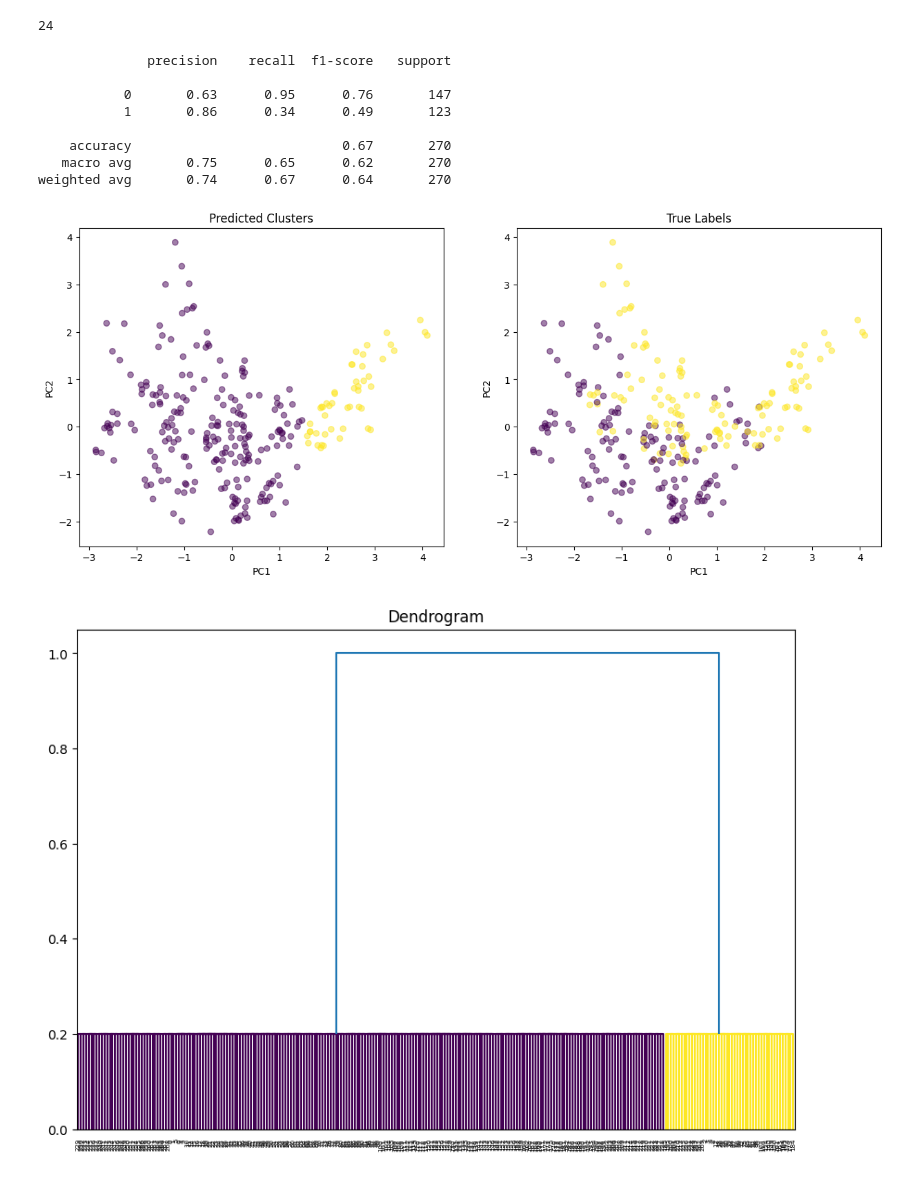
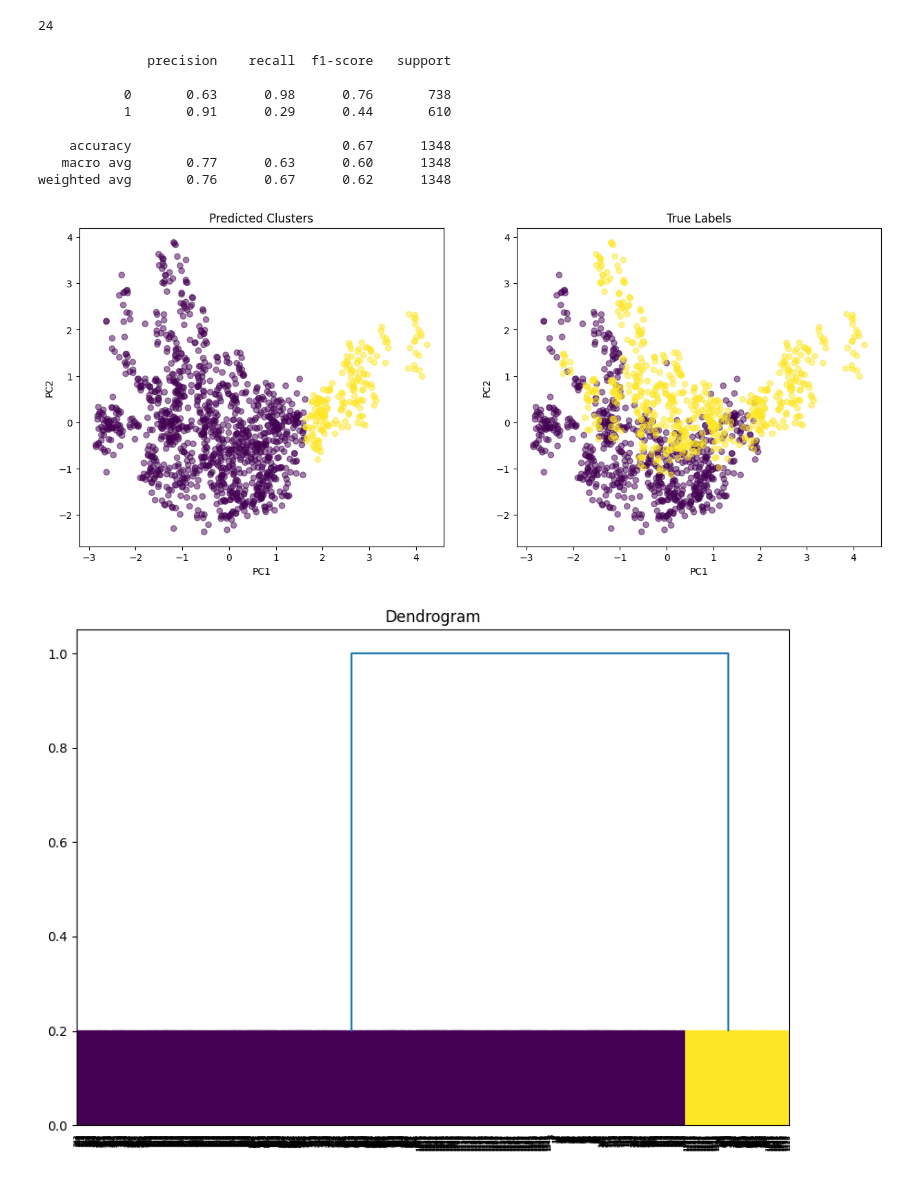
Before and after one commit to jassuwu/college8, a Jupyter notebook: 20XW87 - DATA MINING LAB/ClusteringAlgorithms/Divisive.ipynb, the cells around one changed output. Drawn from its saved outputs; the diff is of its cells as text; code cells hidden in the pictures.

```diff
--- a/20XW87 - DATA MINING LAB/ClusteringAlgorithms/Divisive.ipynb
+++ b/20XW87 - DATA MINING LAB/ClusteringAlgorithms/Divisive.ipynb
@@ -72,43 +69,45 @@ X_train, X_test, y_train, y_test = train_test_split(X, y, test_size=0.2, random_
+# %%
+X, y = get_X_y(df)
+NO_OF_CLUSTERS = len(y.unique())
 # %%
-NO_OF_CLUSTERS = len(df[TARGET].unique())
-depddp = DePDDP(max_clusters_number=NO_OF_CLUSTERS).fit(X_test.values)
+depddp = DePDDP(max_clusters_number=NO_OF_CLUSTERS).fit(X.values)
 y_pred = depddp.labels_
 
-print(classification_report(y_test, y_pred))
+print(classification_report(y, y_pred))
 # %% [output]
               precision    recall  f1-score   support
 
-           0       0.63      0.95      0.76       147
-           1       0.86      0.34      0.49       123
+           0       0.63      0.98      0.76       738
+           1       0.91      0.29      0.44       610
 
-    accuracy                           0.67       270
-   macro avg       0.75      0.65      0.62       270
-weighted avg       0.74      0.67      0.64       270
+    accuracy                           0.67      1348
+   macro avg       0.77      0.63      0.60      1348
+weighted avg       0.76      0.67      0.62      1348
 # %%
 fig, ax = plt.subplots(1, 2, figsize=(15, 6))
 
 # Plot the predicted clusters
-ax[0].scatter(X_test["PC1"], X_test["PC2"], c=y_pred, cmap='viridis', alpha=0.5)
+ax[0].scatter(X["PC1"], X["PC2"], c=y_pred, cmap='viridis', alpha=0.5)
 ax[0].set_title('Predicted Clusters')
 ax[0].set_xlabel('PC1')
 ax[0].set_ylabel('PC2')
 
 # Plot the true labels
-ax[1].scatter(X_test["PC1"], X_test["PC2"], c=y_test, cmap='viridis', alpha=0.5)
+ax[1].scatter(X["PC1"], X["PC2"], c=y, cmap='viridis', alpha=0.5)
 ax[1].set_title('True Labels')
 ax[1].set_xlabel('PC1')
 ax[1].set_ylabel('PC2')
 
 plt.show()
 # %% [output]
-[figure, old version]
+[figure, new version]
 # %%
 plt.figure(figsize=(10, 7))
 plt.title("Dendrogram")
 dendrogram_visualization(depddp)
 plt.show()
 # %% [output]
-[figure, old version]
+[figure, new version]
 # %%
 plt.figure(figsize=(10, 7))
 plt.title("Dendrogram")
```
Also changed, not shown: parts of 2 cells of this notebook, 4 other files.
